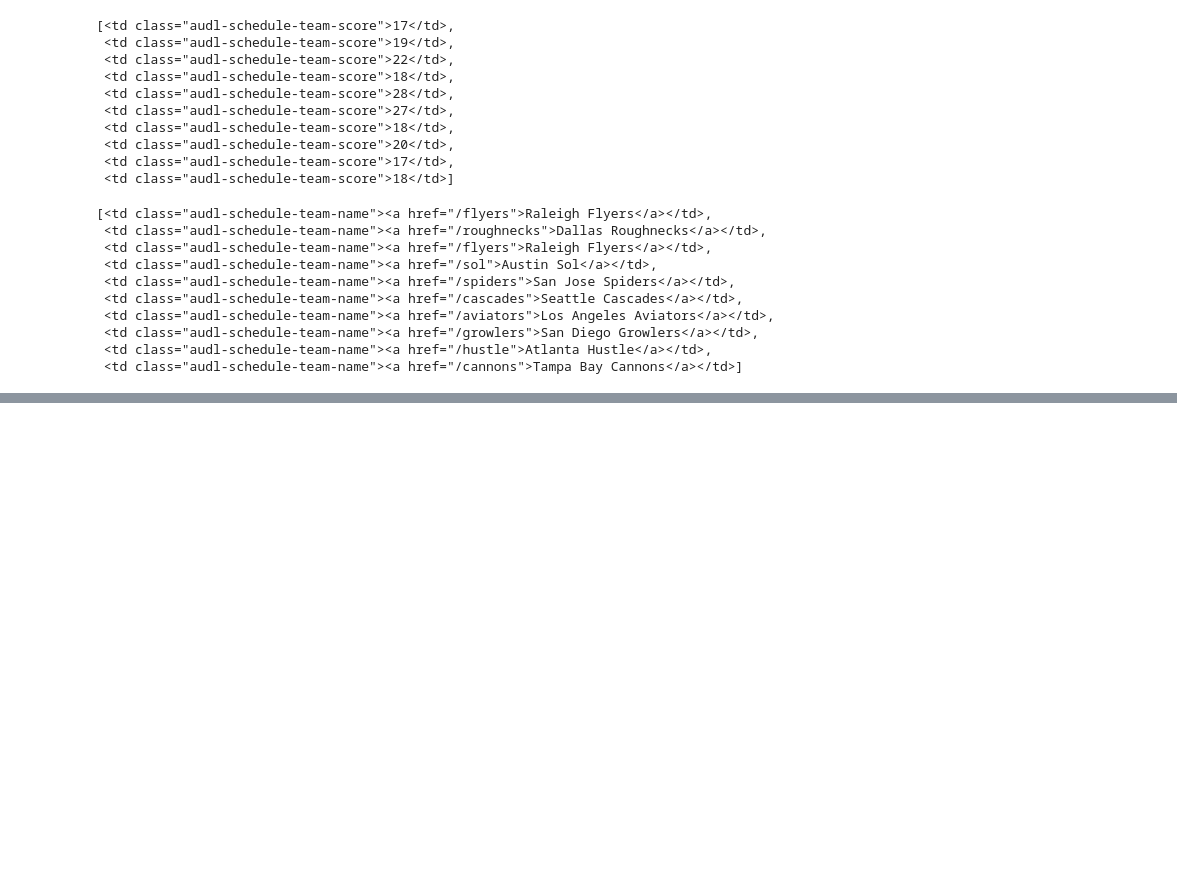
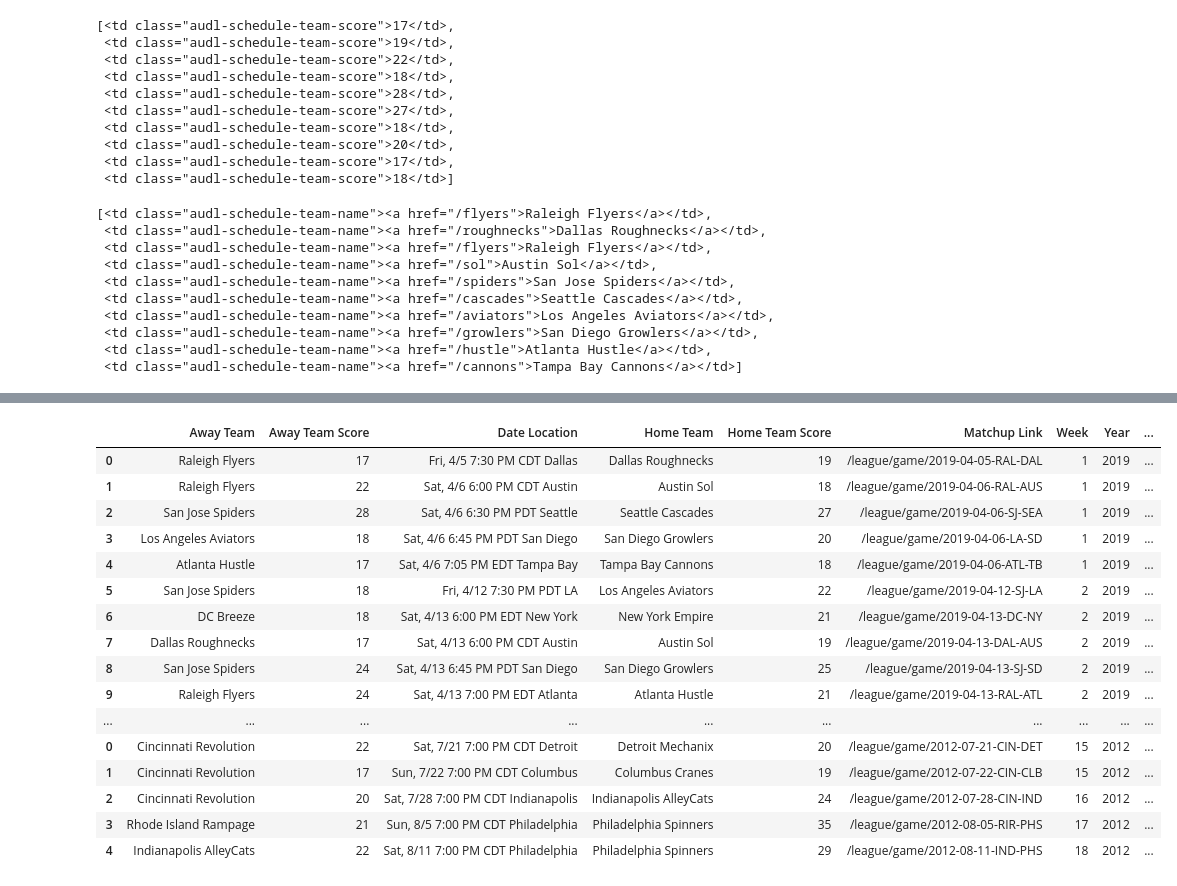
Before and after one commit to dfiorino/ultianalyticspull, a Jupyter notebook: notebooks/development/02-dwf-get-schedule.ipynb, the cells around one changed output, grey strips where cells are left out. Drawn from its saved outputs; the diff is of its cells as text; code cells hidden in the pictures; blank space fills up the shorter version.

```diff
--- a/notebooks/development/02-dwf-get-schedule.ipynb
+++ b/notebooks/development/02-dwf-get-schedule.ipynb
@@ -232,8 +180,8 @@ soup.find_all('td',attrs={'class':"audl-schedule-team-name"})
  <td class="audl-schedule-team-name"><a href="/hustle">Atlanta Hustle</a></td>,
  <td class="audl-schedule-team-name"><a href="/cannons">Tampa Bay Cannons</a></td>]
 # %%
-soup.find_all('div',attrs={'class':"view-content"})[0]#all weeks/links
+# soup.find_all('div',attrs={'class':"view-content"})[0]#all weeks/links
 
-for i in soup.find_all('div',attrs={'class':"view-content"})[1].find_all('td'):#games
-    print(i)
-    print()
+# for i in soup.find_all('div',attrs={'class':"view-content"})[1].find_all('td'):#games
+#     print(i)
+#     print()
@@ -257,0 +190,86 @@ for i in soup.find_all('div',attrs={'class':"view-content"})[1].find_all('td'):#
+# %%
+import pandas as pd
+import glob
+import requests
+from bs4 import BeautifulSoup
+import os
+
+## Previous Years
+df_list = []
+
+for year_id, (year,max_pages) in enumerate([[2018,9],[2017,9],[2016,10],
+                                            [2015,10],[2014,7],[2013,6],[2012,4]]):
+
+    for page_num in range(0,max_pages):
+        url = f'https://theaudl.com/league/game?page={page_num}&year={year_id+1}'
+        result = requests.get(url)
+
+        soup = BeautifulSoup(result.text,'lxml')
+
+        matchup_links = [i.find_all('a')[0].attrs['href'] for i in soup.find_all('td',attrs={'class':"audl-schedule-game-center",'colspan':"3"})]
+        start_times_places = [i.text for i in soup.find_all('td',attrs={'class':"audl-schedule-start-time",'colspan':"2"})]
+
+        scores = [i.text for i in soup.find_all('td',attrs={'class':"audl-schedule-team-score"})]
+        team_names = [i.text for i in soup.find_all('td',attrs={'class':"audl-schedule-team-name"})]
+        score_pairs = [(i,j) for i,j in zip(scores[::2],scores[1::2])]
+        team_name_pairs = [(i,j) for i,j in zip(team_names[::2],team_names[1::2])]
+
+        somelist=[{'Year':mul.split('/')[-1].split('-')[0],'Week':'?',
+                    'Matchup Link':mul,'Date Location':stp,
+                    'Home Team':hm,'Away Team':aw,
+                    'Home Team Score':hms,'Away Team Score':aws
+                    } for mul,stp,(aws,hms),(aw,hm) in zip(matchup_links, start_times_places,score_pairs,team_name_pairs)]
+
+        df_list.append(pd.DataFrame(somelist))
+
+
+## 2019 / current year
+somelist=[]
+for week_no in range(1,16):
+
+    url = f'https://theaudl.com/league/schedule/week-{week_no}'
+    result = requests.get(url)
+
+    soup = BeautifulSoup(result.text,'lxml')
+
+    matchup_links = [i.find_all('a')[0].attrs['href'] for i in soup.find_all('span',attrs={'class':'audl-schedule-gc-link'})]
+    start_times_places = [i.text for i in soup.find_all('span',attrs={'class':'audl-schedule-start-time-text'})]
+
+    scores = [i.text for i in soup.find_all('td',attrs={'class':"audl-schedule-team-score"})]
+    team_names = [i.text for i in soup.find_all('td',attrs={'class':"audl-schedule-team-name"})]
+    score_pairs = [(i,j) for i,j in zip(scores[::2],scores[1::2])]
+    team_name_pairs = [(i,j) for i,j in zip(team_names[::2],team_names[1::2])]
+
+    somelist+=[{'Year':2019,'Week':week_no,
+                'Matchup Link':mul,'Date Location':stp,
+                'Home Team':hm,'Away Team':aw,
+                'Home Team Score':hms,'Away Team Score':aws
+                } for mul,stp,(aws,hms),(aw,hm) in zip(matchup_links, start_times_places,score_pairs,team_name_pairs)]
+
+games = pd.concat([pd.DataFrame(somelist)]+df_list)
+
+# Fill in Week Number
+games['Date'] = games['Matchup Link'].apply(lambda x : '/'.join(x.split('/')[3].split('-')[:3]) )
+games['Date'] = pd.to_datetime(games['Date'],format='%Y/%m/%d')
+games['Week'] = games['Date'].dt.strftime('%W').astype(int)
+games['Week'] = games.apply(lambda x : x.Week - games[games.Year==x.Year].Week.min() + 1,axis=1)
+
+games#.to_csv('../../data/supplemental/games.csv')
+# %% [output]
+|  | Away Team | Away Team Score | Date Location | Home Team | Home Team Score | Matchup Link | Week | Year | ... |
+| 0 | Raleigh Flyers | 17 | Fri, 4/5 7:30 PM CDT Dallas | Dallas Roughnecks | 19 | /league/game/2019-04-05-RAL-DAL | 1 | 2019 | ... |
+| 1 | Raleigh Flyers | 22 | Sat, 4/6 6:00 PM CDT Austin | Austin Sol | 18 | /league/game/2019-04-06-RAL-AUS | 1 | 2019 | ... |
+| 2 | San Jose Spiders | 28 | Sat, 4/6 6:30 PM PDT Seattle | Seattle Cascades | 27 | /league/game/2019-04-06-SJ-SEA | 1 | 2019 | ... |
+| 3 | Los Angeles Aviators | 18 | Sat, 4/6 6:45 PM PDT San Diego | San Diego Growlers | 20 | /league/game/2019-04-06-LA-SD | 1 | 2019 | ... |
+| 4 | Atlanta Hustle | 17 | Sat, 4/6 7:05 PM EDT Tampa Bay | Tampa Bay Cannons | 18 | /league/game/2019-04-06-ATL-TB | 1 | 2019 | ... |
+| 5 | San Jose Spiders | 18 | Fri, 4/12 7:30 PM PDT LA | Los Angeles Aviators | 22 | /league/game/2019-04-12-SJ-LA | 2 | 2019 | ... |
+| 6 | DC Breeze | 18 | Sat, 4/13 6:00 PM EDT New York | New York Empire | 21 | /league/game/2019-04-13-DC-NY | 2 | 2019 | ... |
+| 7 | Dallas Roughnecks | 17 | Sat, 4/13 6:00 PM CDT Austin | Austin Sol | 19 | /league/game/2019-04-13-DAL-AUS | 2 | 2019 | ... |
+| 8 | San Jose Spiders | 24 | Sat, 4/13 6:45 PM PDT San Diego | San Diego Growlers | 25 | /league/game/2019-04-13-SJ-SD | 2 | 2019 | ... |
+| 9 | Raleigh Flyers | 24 | Sat, 4/13 7:00 PM EDT Atlanta | Atlanta Hustle | 21 | /league/game/2019-04-13-RAL-ATL | 2 | 2019 | ... |
+| ... | ... | ... | ... | ... | ... | ... | ... | ... | ... |
+| 0 | Cincinnati Revolution | 22 | Sat, 7/21 7:00 PM CDT Detroit | Detroit Mechanix | 20 | /league/game/2012-07-21-CIN-DET | 15 | 2012 | ... |
+| 1 | Cincinnati Revolution | 17 | Sun, 7/22 7:00 PM CDT Columbus | Columbus Cranes | 19 | /league/game/2012-07-22-CIN-CLB | 15 | 2012 | ... |
+| 2 | Cincinnati Revolution | 20 | Sat, 7/28 7:00 PM CDT Indianapolis | Indianapolis AlleyCats | 24 | /league/game/2012-07-28-CIN-IND | 16 | 2012 | ... |
+| 3 | Rhode Island Rampage | 21 | Sun, 8/5 7:00 PM CDT Philadelphia | Philadelphia Spinners | 35 | /league/game/2012-08-05-RIR-PHS | 17 | 2012 | ... |
+| 4 | Indianapolis AlleyCats | 22 | Sat, 8/11 7:00 PM CDT Philadelphia | Philadelphia Spinners | 29 | /league/game/2012-08-11-IND-PHS | 18 | 2012 | ... |
```
Also changed, not shown: parts of 13 cells of this notebook, 1 other file.
